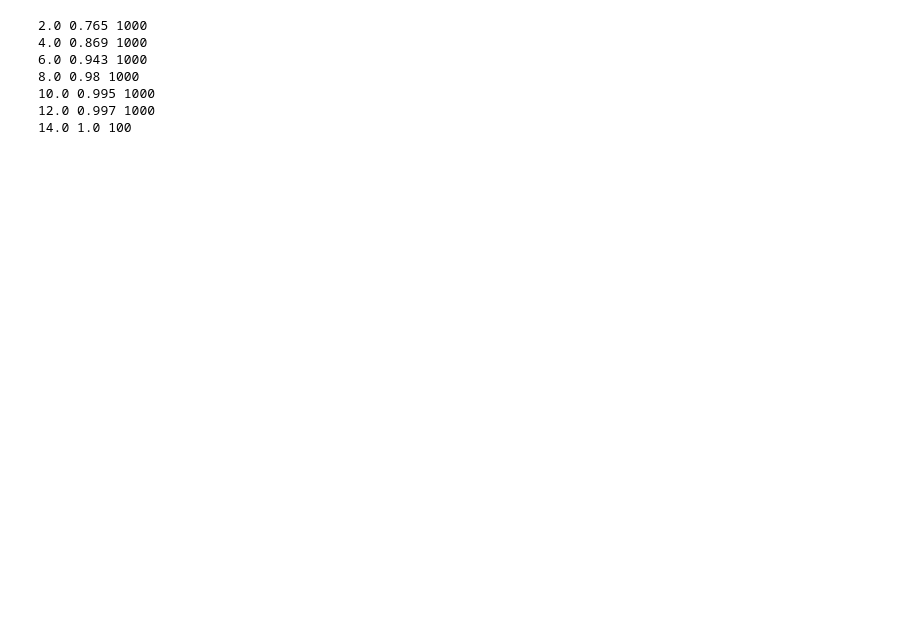
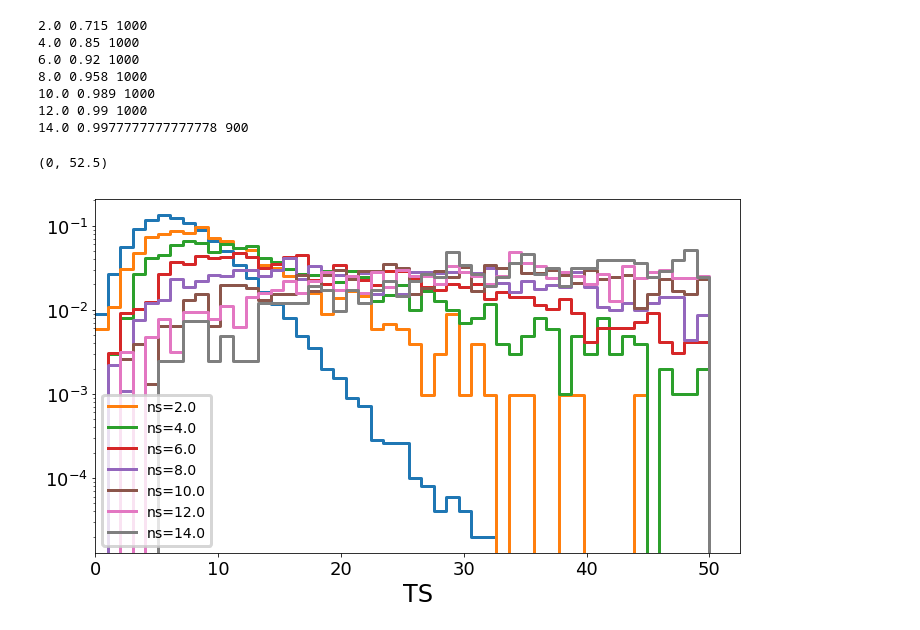
Before and after one commit to williamluszczak/TXS_NTv5, a Jupyter notebook: Notebooks/Sensitivity.ipynb, the cells around one changed output. Cells and saved outputs as stored; diff of their text form; code cells hidden in the pictures; blank space fills up the shorter version.

```diff
--- a/Notebooks/Sensitivity.ipynb
+++ b/Notebooks/Sensitivity.ipynb
@@ -117,38 +124,44 @@ for ns in np.arange(2.0, 16.0, 2.0):
 # %%
 psv3bghist, psv3bgbins = np.histogram(psv3_bg, bins = np.linspace(0,50,50), density=True)
 psv3bghist = np.concatenate([psv3bghist,[0]])
-#plt.semilogy(psv3bgbins, psv3bghist, drawstyle='steps-post')
+plt.semilogy(psv3bgbins, psv3bghist, drawstyle='steps-post')
 
 bgmed_psv3 = np.median(psv3_bg)
 
 ps_v3_effs = []
 nss = []
 for ns in np.arange(2.0, 16.0, 2.0):
-    psv3sig = np.load('/data/user/wluszczak/KDE_csky/sigtrials/psv3/psv3_sigtrials_%s_ns.npy'%(ns), allow_pickle=True)
+    psv3sig = np.load(trialfile_dir+'/psv3/psv3_sigtrials_158dt_%s_ns.npy'%(ns), allow_pickle=True)
 
     psv3_sig = []
     for trial in psv3sig:
         tslist = trial['ts']
         gamlist = trial['gamma']
         sfts = tslist[0]
         psv3_sig.append(sfts)
     #print(psv2_sig)
     psv3_sig = np.array(psv3_sig)
     print(ns, len(psv3_sig[psv3_sig>bgmed_psv3])/float(len(psv3_sig)), len(psv3_sig))
     eff = len(psv3_sig[psv3_sig>bgmed_psv3])/float(len(psv3_sig))
     psv3sighist, psv3sigbins = np.histogram(psv3_sig, bins = np.linspace(0,50,50), density=True)
     psv3sighist = np.concatenate([psv3sighist,[0]])
-    #plt.semilogy(psv3sigbins, psv3sighist, drawstyle='steps-post', color='tab:orange')
+    plt.semilogy(psv3sigbins, psv3sighist, drawstyle='steps-post', label='ns=%s'%(ns))
     ps_v3_effs.append(eff)
     nss.append(ns)
+
+plt.legend(loc=0)
+plt.xlabel('TS')
+plt.xlim(0,)
 # %% [output]
-2.0 0.765 1000
-4.0 0.869 1000
-6.0 0.943 1000
-8.0 0.98 1000
-10.0 0.995 1000
-12.0 0.997 1000
-14.0 1.0 100
+2.0 0.715 1000
+4.0 0.85 1000
+6.0 0.92 1000
+8.0 0.958 1000
+10.0 0.989 1000
+12.0 0.99 1000
+14.0 0.9977777777777778 900
+(0, 52.5)
+[figure, added]
 # %%
 ntv5bghist, ntv5bgbins = np.histogram(ntv5_bg, bins = np.linspace(0,50,50), density=True)
 ntv5bghist = np.concatenate([ntv5bghist,[0]])
```
Also changed, not shown: parts of 8 cells of this notebook, 1 other file.
